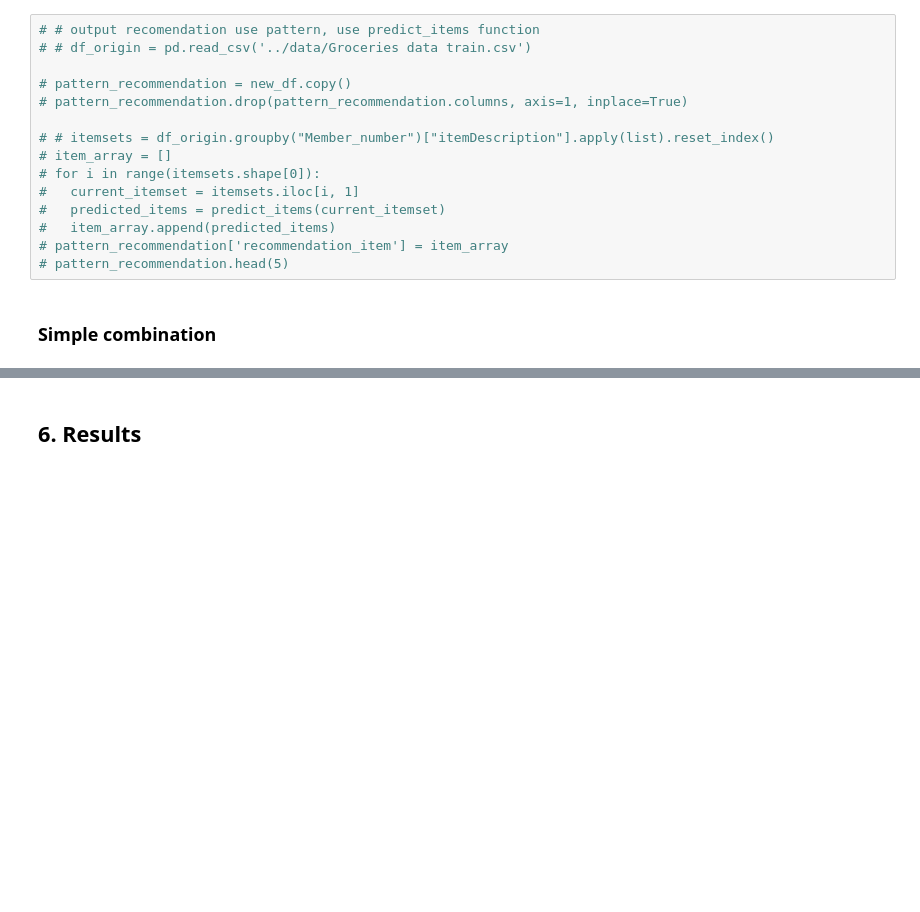
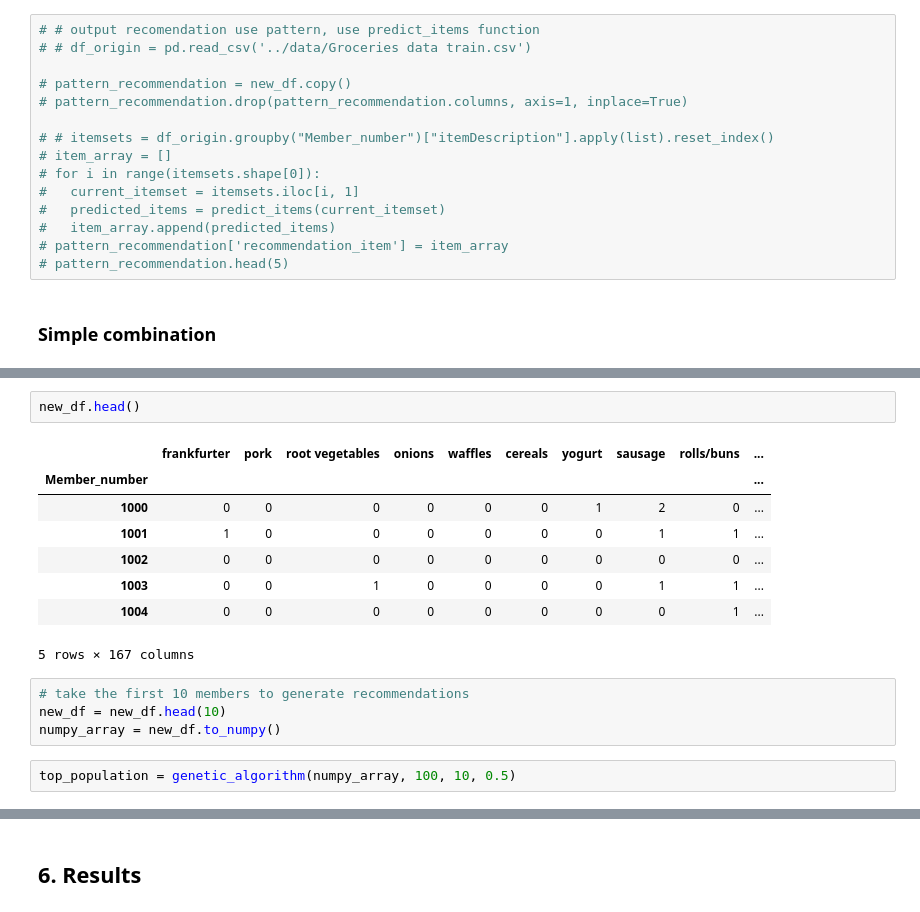
Before and after one commit to ZuxingGit/MBD_assign3, a Jupyter notebook: code/integrated_code_3.ipynb, the cells around one changed output, grey strips where cells are left out. Drawn from its saved outputs; the diff is of its cells as text; blank space fills up the shorter version.

```diff
--- a/code/integrated_code_3.ipynb
+++ b/code/integrated_code_3.ipynb
@@ -342,0 +601,17 @@ def combine_recommendations(predicted_items, uv_top5):
+# %%
+new_df.head()
+# %% [output]
+|  | frankfurter | pork | root vegetables | onions | waffles | cereals | yogurt | sausage | rolls/buns | ... |
+| Member_number |  |  |  |  |  |  |  |  |  | ... |
+| 1000 | 0 | 0 | 0 | 0 | 0 | 0 | 1 | 2 | 0 | ... |
+| 1001 | 1 | 0 | 0 | 0 | 0 | 0 | 0 | 1 | 1 | ... |
+| 1002 | 0 | 0 | 0 | 0 | 0 | 0 | 0 | 0 | 0 | ... |
+| 1003 | 0 | 0 | 1 | 0 | 0 | 0 | 0 | 1 | 1 | ... |
+| 1004 | 0 | 0 | 0 | 0 | 0 | 0 | 0 | 0 | 1 | ... |
+5 rows × 167 columns
+# %%
+# take the first 10 members to generate recommendations
+new_df = new_df.head(10)
+numpy_array = new_df.to_numpy()
+# %%
+top_population = genetic_algorithm(numpy_array, 100, 10, 0.5)
```
Also changed, not shown: parts of 40 cells of this notebook.
